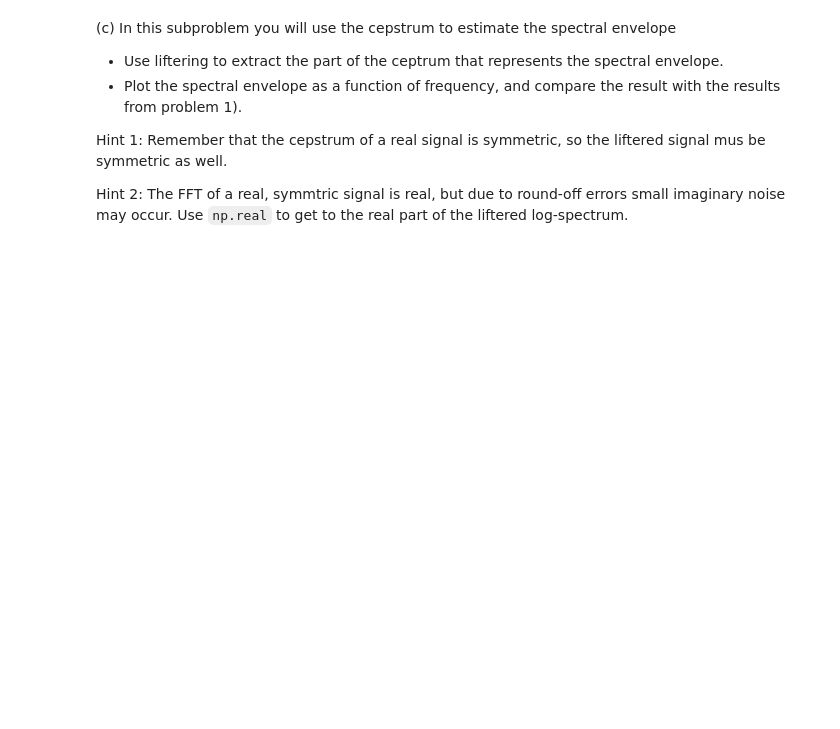
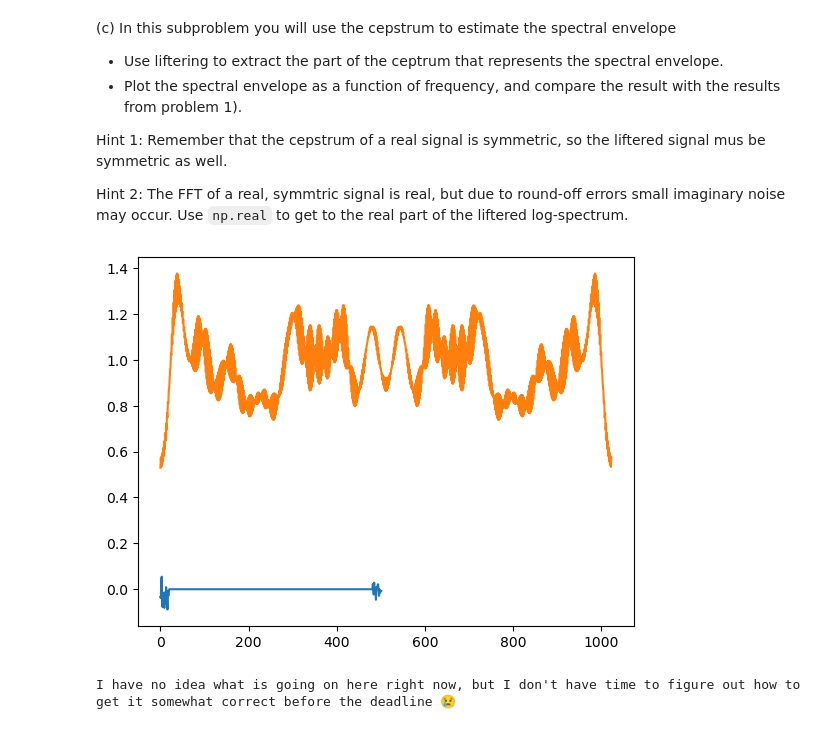
Before and after one commit to sigurdo/maskinlaring_for-signalbehandling, a Jupyter notebook: oving_1/TTT4185_assignment_1_2022-09-02.ipynb, the cells around one changed output. Drawn from its saved outputs; the diff is of its cells as text; code cells hidden in the pictures; blank space fills up the shorter version.

```diff
--- a/oving_1/TTT4185_assignment_1_2022-09-02.ipynb
+++ b/oving_1/TTT4185_assignment_1_2022-09-02.ipynb
@@ -119,3 +148,16 @@ In this problem we look at the cepstrum and deconvolution
 Hint 1: Remember that the cepstrum of a real signal is symmetric, so the liftered signal mus be symmetric as well.
 
 Hint 2: The FFT of a real, symmtric signal is real, but due to round-off errors small imaginary noise may occur. Use `np.real` to get to the real part of the liftered log-spectrum.
+# %%
+window_length = len(vowel_cepstrum_real)
+window_half = np.concatenate([np.ones(20), np.zeros(window_length//2 - 20)])
+window_symmetric = np.concatenate([window_half, window_half[::-1]])
+vowel_cepstrum_liftered = vowel_cepstrum_real * window_symmetric
+vowel_spectral_envelope = np.abs(np.exp(np.fft.fft(vowel_cepstrum_liftered, n=1024)))
+plt.plot(vowel_cepstrum_liftered)
+plt.plot(vowel_spectral_envelope)
+plt.show()
+print("I have no idea what is going on here right now, but I don't have time to figure out how to get it somewhat correct before the deadline 😢")
+# %% [output]
+[figure, added]
+I have no idea what is going on here right now, but I don't have time to figure out how to get it somewhat correct before the deadline 😢
```
Also changed, not shown: parts of 7 cells of this notebook.
